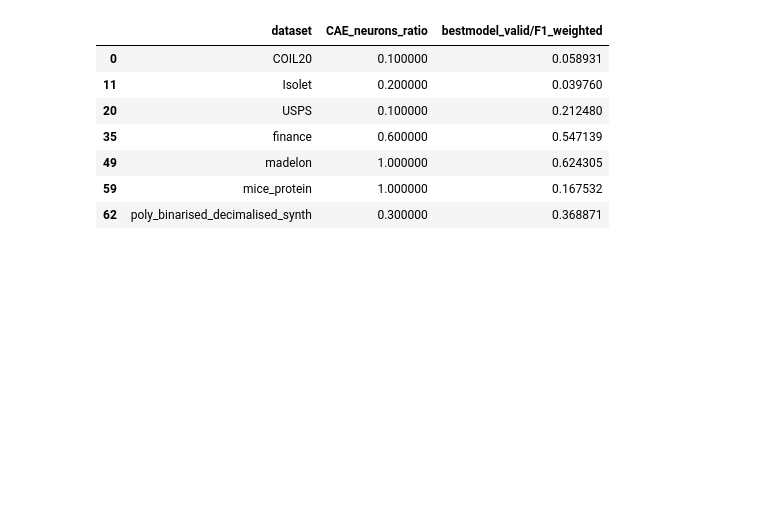
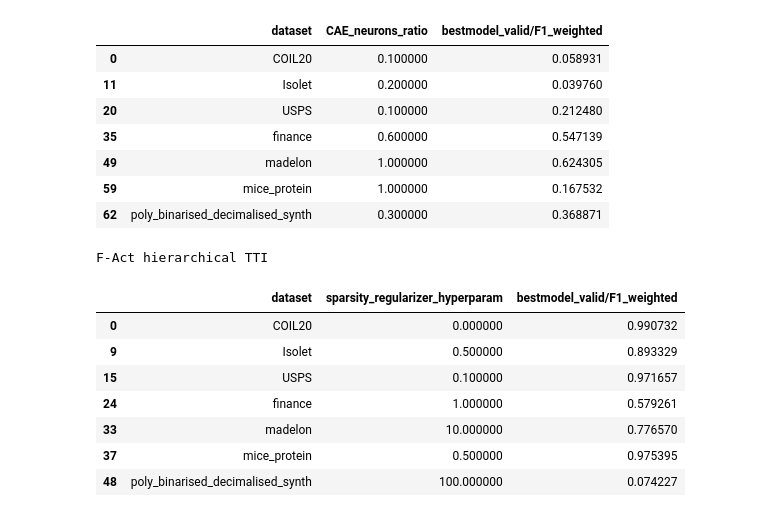
Before and after one commit to evanrex/feature-wise-active-adaptation, a Jupyter notebook: compute_results/compare_all_models.ipynb, the cells around one changed output. Saved outputs shown, nothing was run; the diff lists cells and outputs as text; code cells hidden in the pictures; blank space fills up the shorter version.

```diff
--- a/compute_results/compare_all_models.ipynb
+++ b/compute_results/compare_all_models.ipynb
@@ -184,6 +192,7 @@ lasso_hyperparams = best_hyperparams['lasso']
 rf_hyperparams = best_hyperparams['rf']
 cae_hyperparams = best_hyperparams['cae']
 supervised_cae_hyperparams = best_hyperparams['supervised_cae']
+Fact_hyperparams = best_hyperparams['F-Act hierarchical TTI']
 # %%
 lasso_hyperparams.style.set_table_styles(
     [{'selector': 'th', 'props': [('background', '#606060'), ('color', 'white')]}]
@@ -244,4 +253,18 @@ CAE Best Hyperparameters
 | 49 | madelon | 1.000000 | 0.624305 |
 | 59 | mice_protein | 1.000000 | 0.167532 |
 | 62 | poly_binarised_decimalised_synth | 0.300000 | 0.368871 |
+# %%
+Fact_hyperparams.style.set_table_styles(
+    [{'selector': 'th', 'props': [('background', '#606060'), ('color', 'white')]}]
+).set_caption("F-Act hierarchical TTI")
+# %% [output]
+F-Act hierarchical TTI
+|  | dataset | sparsity_regularizer_hyperparam | bestmodel_valid/F1_weighted |
+| 0 | COIL20 | 0.000000 | 0.990732 |
+| 9 | Isolet | 0.500000 | 0.893329 |
+| 15 | USPS | 0.100000 | 0.971657 |
+| 24 | finance | 1.000000 | 0.579261 |
+| 33 | madelon | 10.000000 | 0.776570 |
+| 37 | mice_protein | 0.500000 | 0.975395 |
+| 48 | poly_binarised_decimalised_synth | 100.000000 | 0.074227 |
 # %%
```
Also changed, not shown: parts of 6 cells of this notebook, 1 other file.
